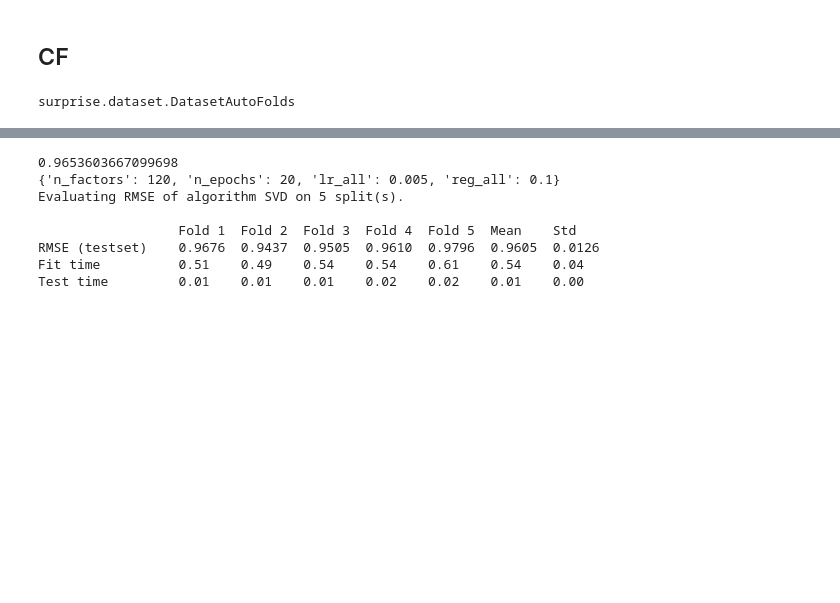
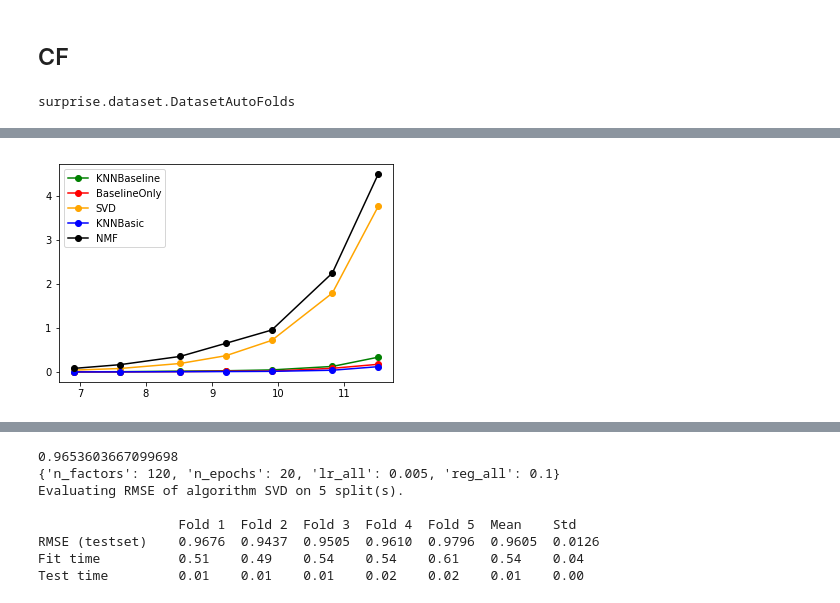
Before and after one commit to sunyu5/DS5230, a Jupyter notebook: TEST PROJECT.ipynb, the cells around one changed output, grey strips where cells are left out. Cells and saved outputs as stored; diff of their text form; code cells hidden in the pictures; blank space fills up the shorter version.

```diff
--- a/TEST PROJECT.ipynb
+++ b/TEST PROJECT.ipynb
@@ -424,0 +492,9 @@ Estimating biases using als...
+# %%
+# fit time
+count = 0
+for alg in fit_time:
+    plt.plot(grid,fit_time[alg],'-o',color=colors[count%len(colors)],label = alg)
+    plt.legend(loc = 'best')
+    count+=1
+# %% [output]
+[figure, added]
```
Also changed, not shown: parts of 37 cells of this notebook.
